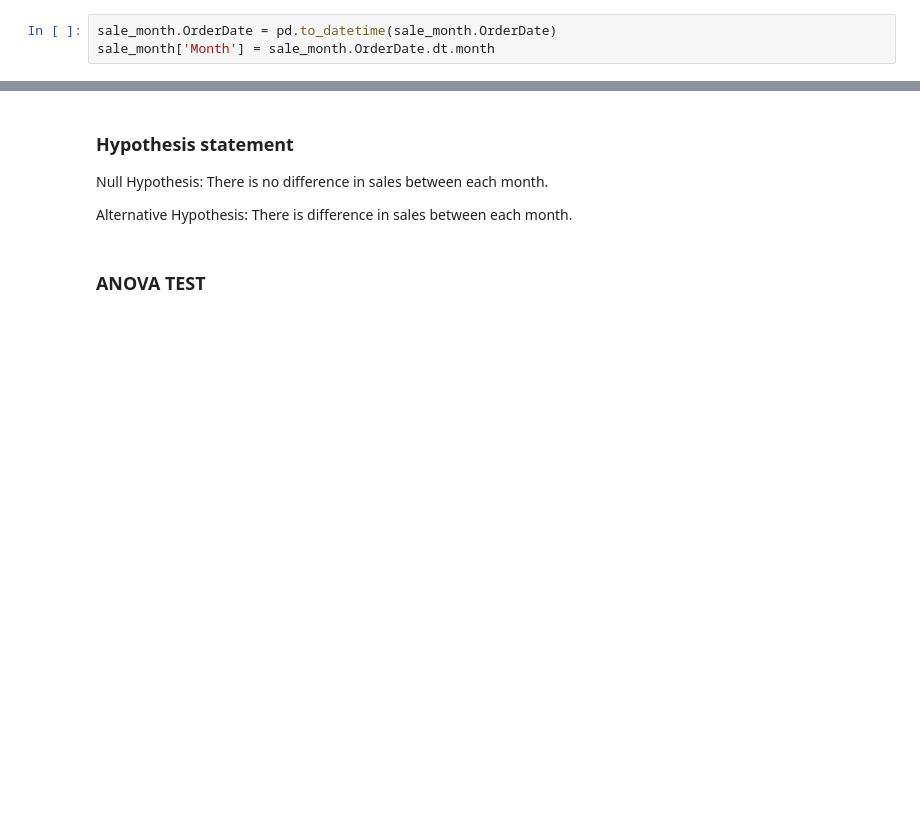
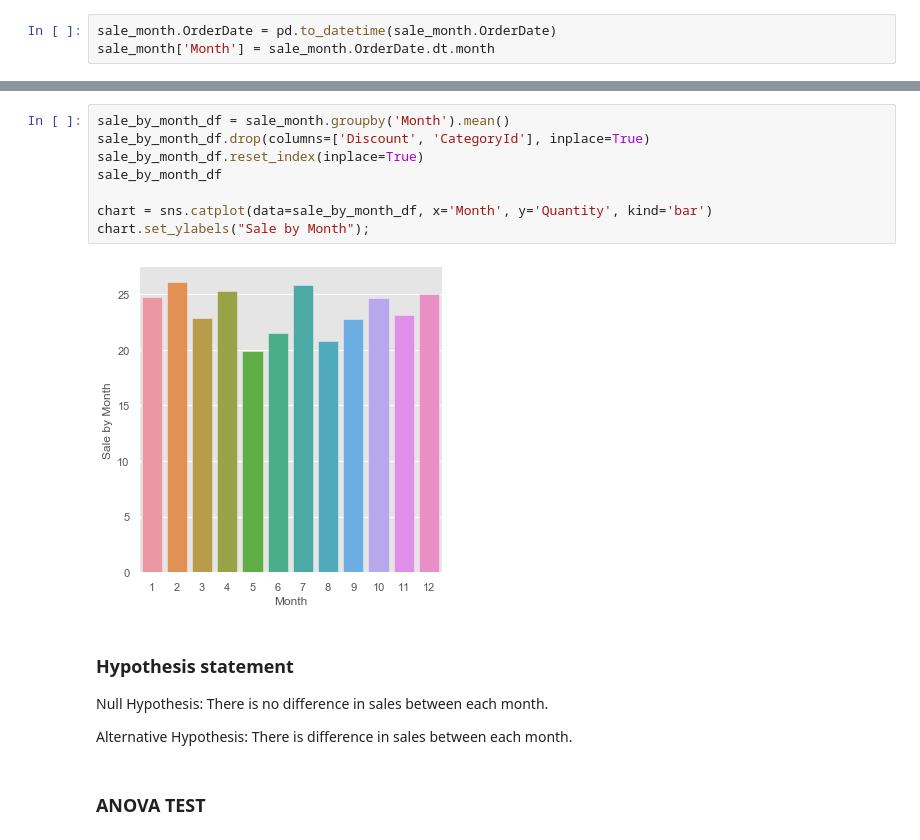
Before and after one commit to MaiaNgo/ds-mod3-project, a Jupyter notebook: Northwind_initial_bk.ipynb, the cells around one changed output, grey strips where cells are left out. Drawn from its saved outputs; the diff is of its cells as text; blank space fills up the shorter version.

```diff
--- a/Northwind_initial_bk.ipynb
+++ b/Northwind_initial_bk.ipynb
@@ -833,3 +830,13 @@ sale_month.groupby('Month').mean()
+# %%
+sale_by_month_df = sale_month.groupby('Month').mean()
+sale_by_month_df.drop(columns=['Discount', 'CategoryId'], inplace=True)
+sale_by_month_df.reset_index(inplace=True)
+sale_by_month_df
+
+chart = sns.catplot(data=sale_by_month_df, x='Month', y='Quantity', kind='bar')
+chart.set_ylabels("Sale by Month");
+# %% [output]
+[figure, added]
 # %% [markdown]
 ### Hypothesis statement
 
```
Also changed, not shown: parts of 7 cells of this notebook.
